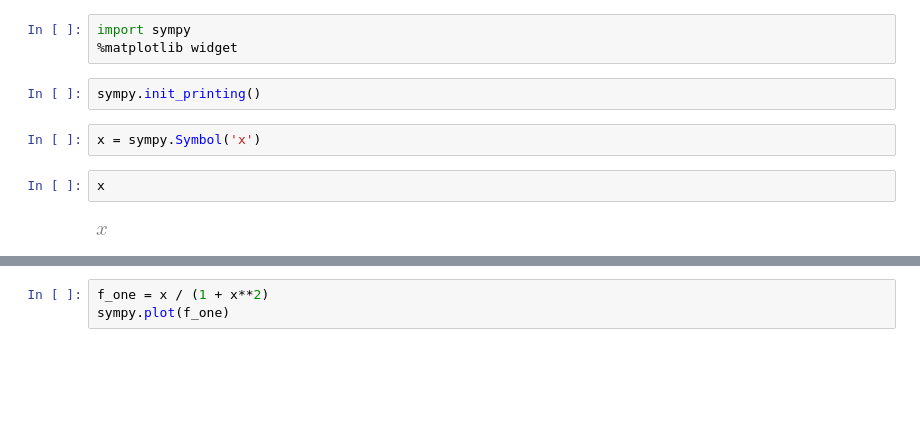
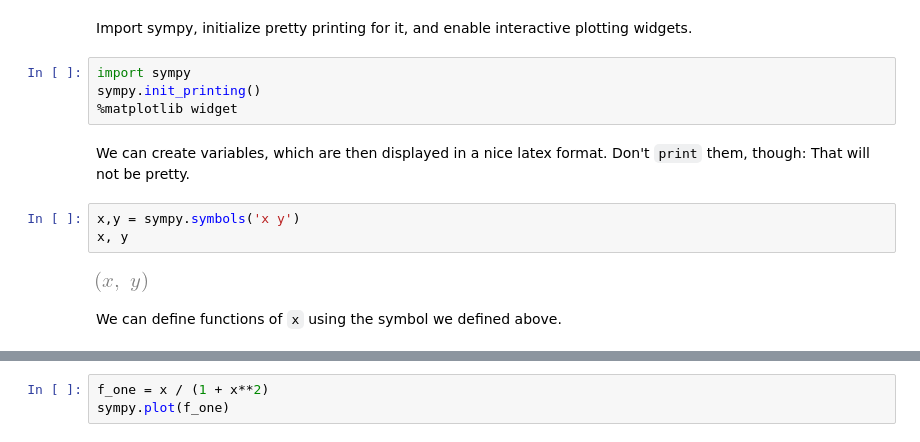
Before and after one commit to afroisalreadyinu/sympy-jupiter-calculus, a Jupyter notebook: sympy-graph-demo.ipynb, the cells around one changed output, grey strips where cells are left out. Cells and saved outputs as stored; diff of their text form; blank space fills up the shorter version.

```diff
--- a/sympy-graph-demo.ipynb
+++ b/sympy-graph-demo.ipynb
@@ -1,12 +1,16 @@
-# %%
-import sympy
-%matplotlib widget
-# %%
-sympy.init_printing()
+# %% [markdown]
+Import sympy, initialize pretty printing for it, and enable interactive plotting widgets.
+# %%
+import sympy
+sympy.init_printing()
+%matplotlib widget
+# %% [markdown]
+We can create variables, which are then displayed in a nice latex format. Don't `print` them, though: That will not be pretty.
 # %%
-x = sympy.Symbol('x')
+x,y = sympy.symbols('x y')
+x, y
+# %% [output]
+[figure, added]
-# %%
-x
-# %% [output]
-[figure, removed]
+# %% [markdown]
+We can define functions of `x` using the symbol we defined above.
 # %%
```
Also changed, not shown: parts of 7 cells of this notebook.
